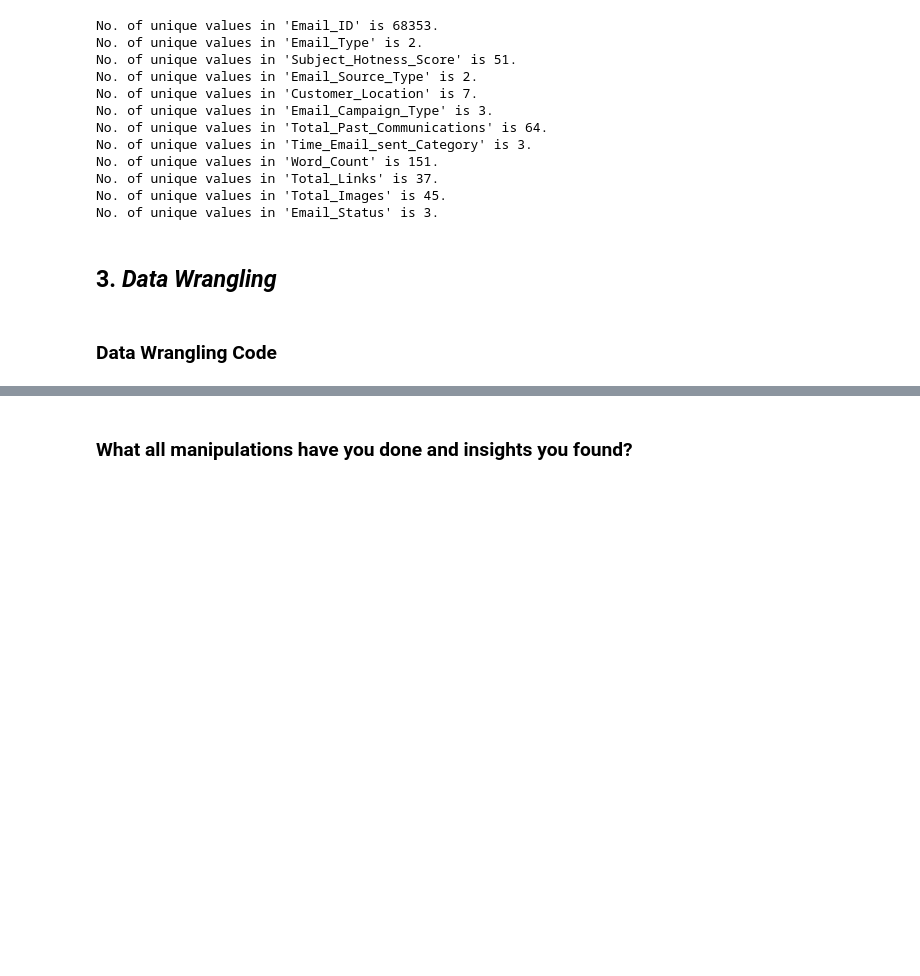
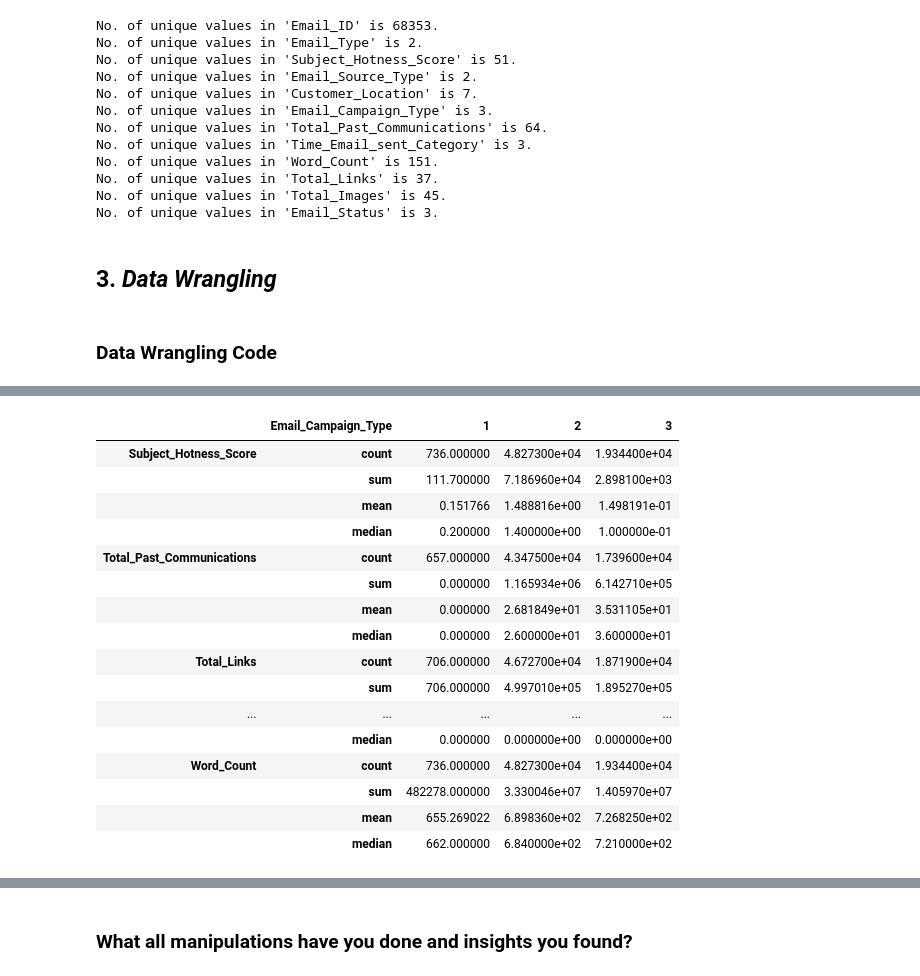
Before and after one commit to Faheemfemu/Email-Campaign-Effectiveness-Prediction-classification, a Jupyter notebook: Email_Campaign_Effectiveness_Prediction_faheem.ipynb, the cells around one changed output, grey strips where cells are left out. Saved outputs shown, nothing was run; the diff lists cells and outputs as text; code cells hidden in the pictures; blank space fills up the shorter version.

```diff
--- a/Email_Campaign_Effectiveness_Prediction_faheem.ipynb
+++ b/Email_Campaign_Effectiveness_Prediction_faheem.ipynb
@@ -213,0 +382,21 @@ No. of unique values in 'Email_Status' is 3.
+# %%
+#finding count, sum, mean and median based on Email_Campaign_Type
+email_data.groupby('Email_Campaign_Type')[num_feature].agg(['count','sum','mean','median']).T
+# %% [output]
+|  | Email_Campaign_Type | 1 | 2 | 3 |
+| Subject_Hotness_Score | count | 736.000000 | 4.827300e+04 | 1.934400e+04 |
+|  | sum | 111.700000 | 7.186960e+04 | 2.898100e+03 |
+|  | mean | 0.151766 | 1.488816e+00 | 1.498191e-01 |
+|  | median | 0.200000 | 1.400000e+00 | 1.000000e-01 |
+| Total_Past_Communications | count | 657.000000 | 4.347500e+04 | 1.739600e+04 |
+|  | sum | 0.000000 | 1.165934e+06 | 6.142710e+05 |
+|  | mean | 0.000000 | 2.681849e+01 | 3.531105e+01 |
+|  | median | 0.000000 | 2.600000e+01 | 3.600000e+01 |
+| Total_Links | count | 706.000000 | 4.672700e+04 | 1.871900e+04 |
+|  | sum | 706.000000 | 4.997010e+05 | 1.895270e+05 |
+| ... | ... | ... | ... | ... |
+|  | median | 0.000000 | 0.000000e+00 | 0.000000e+00 |
+| Word_Count | count | 736.000000 | 4.827300e+04 | 1.934400e+04 |
+|  | sum | 482278.000000 | 3.330046e+07 | 1.405970e+07 |
+|  | mean | 655.269022 | 6.898360e+02 | 7.268250e+02 |
+|  | median | 662.000000 | 6.840000e+02 | 7.210000e+02 |
```
Also changed, not shown: parts of 31 cells of this notebook.
